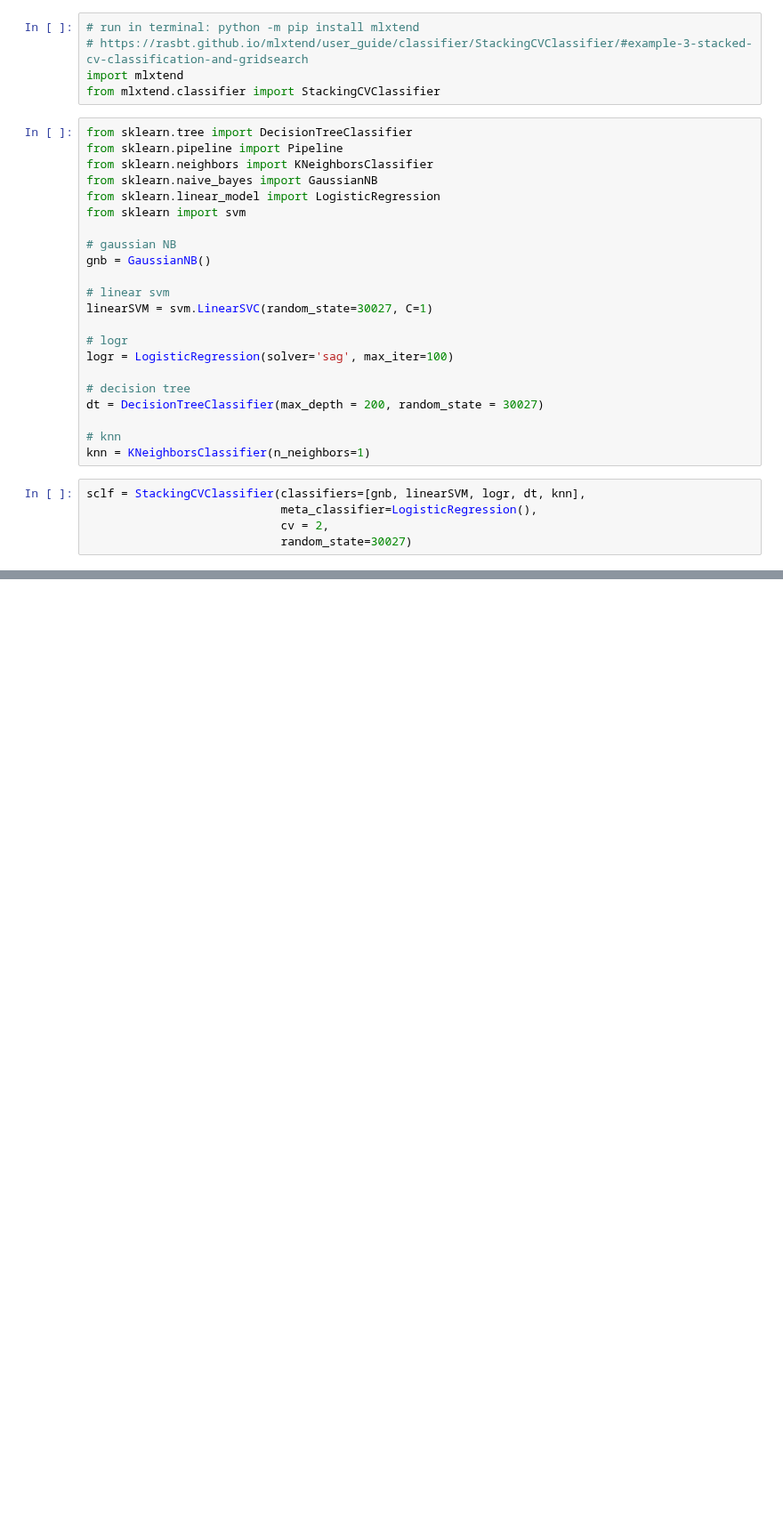
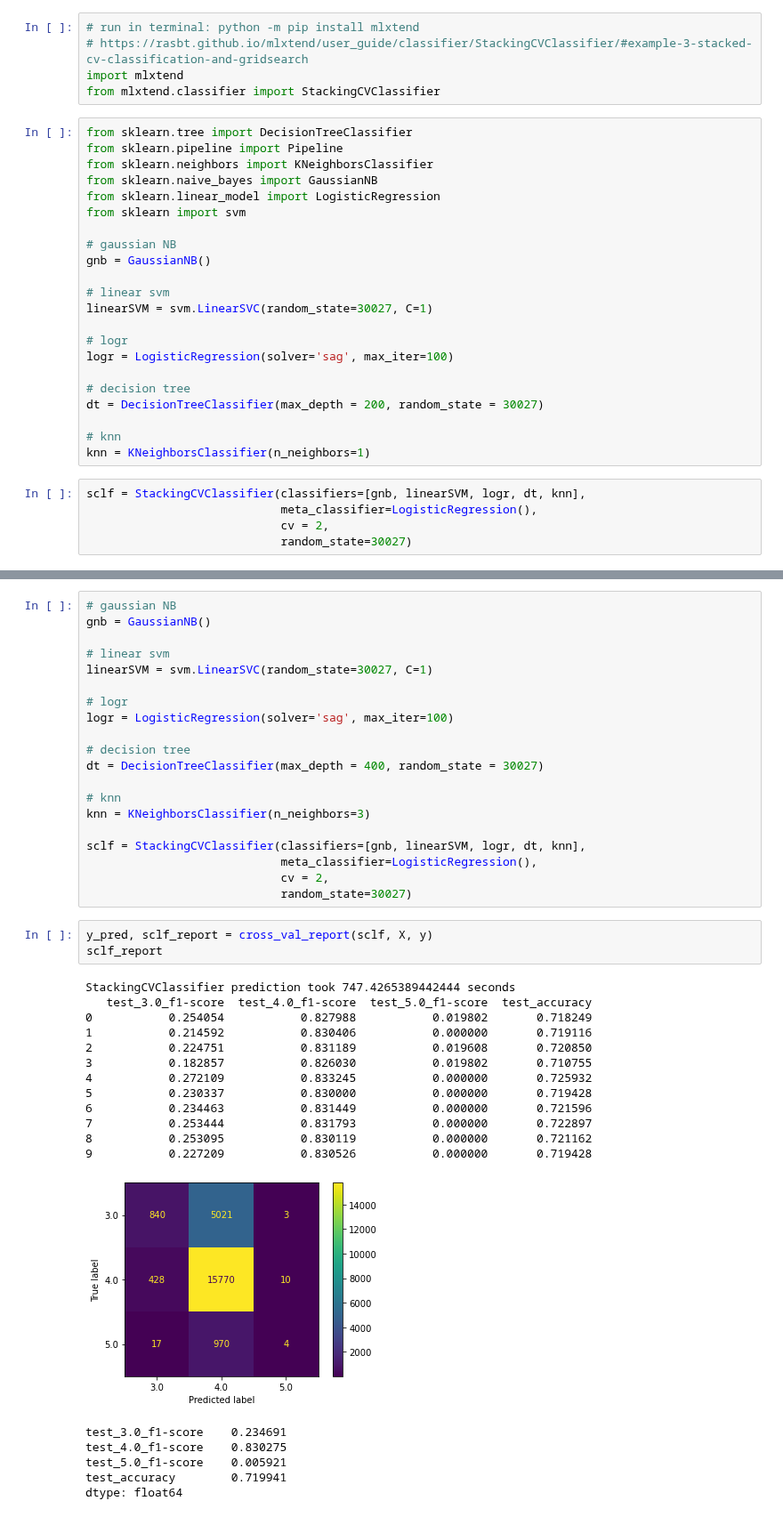
Before and after one commit to 7angel4/Goodreads-rating-classification, a Jupyter notebook: StackingClf.ipynb, the cells around one changed output, grey strips where cells are left out. Shown at 89% size. Saved outputs shown, nothing was run; the diff lists cells and outputs as text; blank space fills up the shorter version.

Commit message:
tune stackingClf hyperparameter, prioritising rating 5.0 precision

```diff
--- a/StackingClf.ipynb
+++ b/StackingClf.ipynb
@@ -101,0 +102,42 @@ GridSearchCV(cv=2,
+# %%
+# gaussian NB
+gnb = GaussianNB()
+
+# linear svm
+linearSVM = svm.LinearSVC(random_state=30027, C=1)
+
+# logr
+logr = LogisticRegression(solver='sag', max_iter=100)
+
+# decision tree
+dt = DecisionTreeClassifier(max_depth = 400, random_state = 30027)
+
+# knn
+knn = KNeighborsClassifier(n_neighbors=3)
+
+sclf = StackingCVClassifier(classifiers=[gnb, linearSVM, logr, dt, knn],
+                            meta_classifier=LogisticRegression(),
+                            cv = 2,
+                            random_state=30027)
+# %%
+y_pred, sclf_report = cross_val_report(sclf, X, y)
+sclf_report
+# %% [output]
+StackingCVClassifier prediction took 747.4265389442444 seconds
+   test_3.0_f1-score  test_4.0_f1-score  test_5.0_f1-score  test_accuracy
+0           0.254054           0.827988           0.019802       0.718249
+1           0.214592           0.830406           0.000000       0.719116
+2           0.224751           0.831189           0.019608       0.720850
+3           0.182857           0.826030           0.019802       0.710755
+4           0.272109           0.833245           0.000000       0.725932
+5           0.230337           0.830000           0.000000       0.719428
+6           0.234463           0.831449           0.000000       0.721596
+7           0.253444           0.831793           0.000000       0.722897
+8           0.253095           0.830119           0.000000       0.721162
+9           0.227209           0.830526           0.000000       0.719428
+[figure, added]
+test_3.0_f1-score    0.234691
+test_4.0_f1-score    0.830275
+test_5.0_f1-score    0.005921
+test_accuracy        0.719941
+dtype: float64
```
Also changed, not shown: parts of 6 cells of this notebook.
